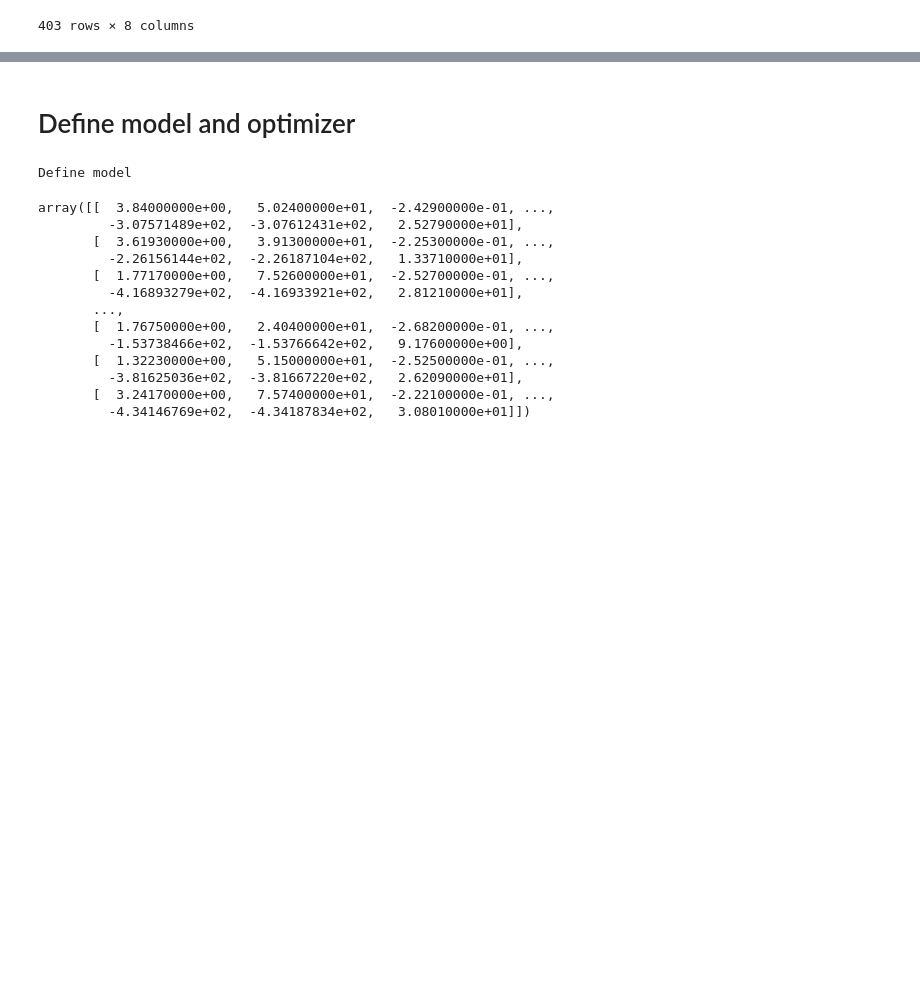
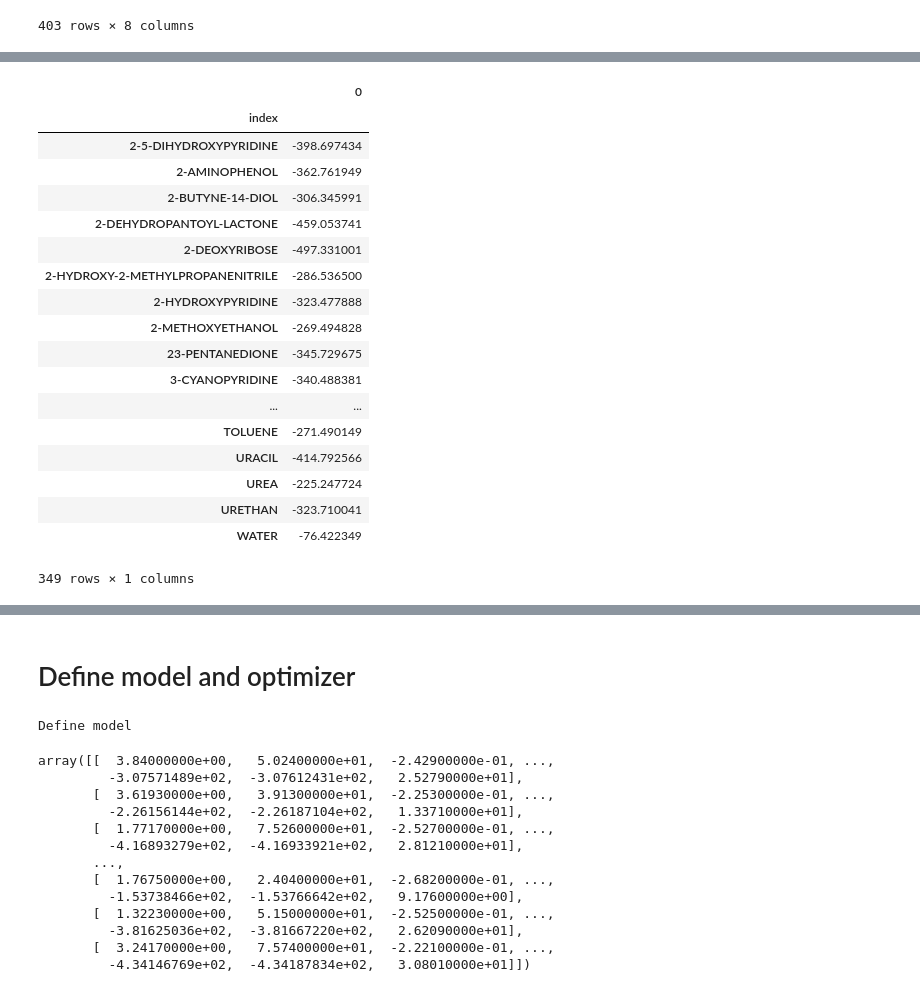
Before and after one commit to PNNL-CompBio/graph-neural-networks, a Jupyter notebook: ChemGraphNN.ipynb, the cells around one changed output, grey strips where cells are left out. Saved outputs shown, nothing was run; the diff lists cells and outputs as text; code cells hidden in the pictures; blank space fills up the shorter version.

```diff
--- a/ChemGraphNN.ipynb
+++ b/ChemGraphNN.ipynb
@@ -136,0 +205,23 @@ files
+# %%
+qm9_metacyc_dG_avg = qm9_metacyc_dG.reset_index().groupby('index').min().dropna()
+qm9_metacyc_dG_avg
+# %% [output]
+|  | 0 |
+| index |  |
+| 2-5-DIHYDROXYPYRIDINE | -398.697434 |
+| 2-AMINOPHENOL | -362.761949 |
+| 2-BUTYNE-14-DIOL | -306.345991 |
+| 2-DEHYDROPANTOYL-LACTONE | -459.053741 |
+| 2-DEOXYRIBOSE | -497.331001 |
+| 2-HYDROXY-2-METHYLPROPANENITRILE | -286.536500 |
+| 2-HYDROXYPYRIDINE | -323.477888 |
+| 2-METHOXYETHANOL | -269.494828 |
+| 23-PENTANEDIONE | -345.729675 |
+| 3-CYANOPYRIDINE | -340.488381 |
+| ... | ... |
+| TOLUENE | -271.490149 |
+| URACIL | -414.792566 |
+| UREA | -225.247724 |
+| URETHAN | -323.710041 |
+| WATER | -76.422349 |
+349 rows × 1 columns
```
Also changed, not shown: parts of 7 cells of this notebook, 3 other files.
